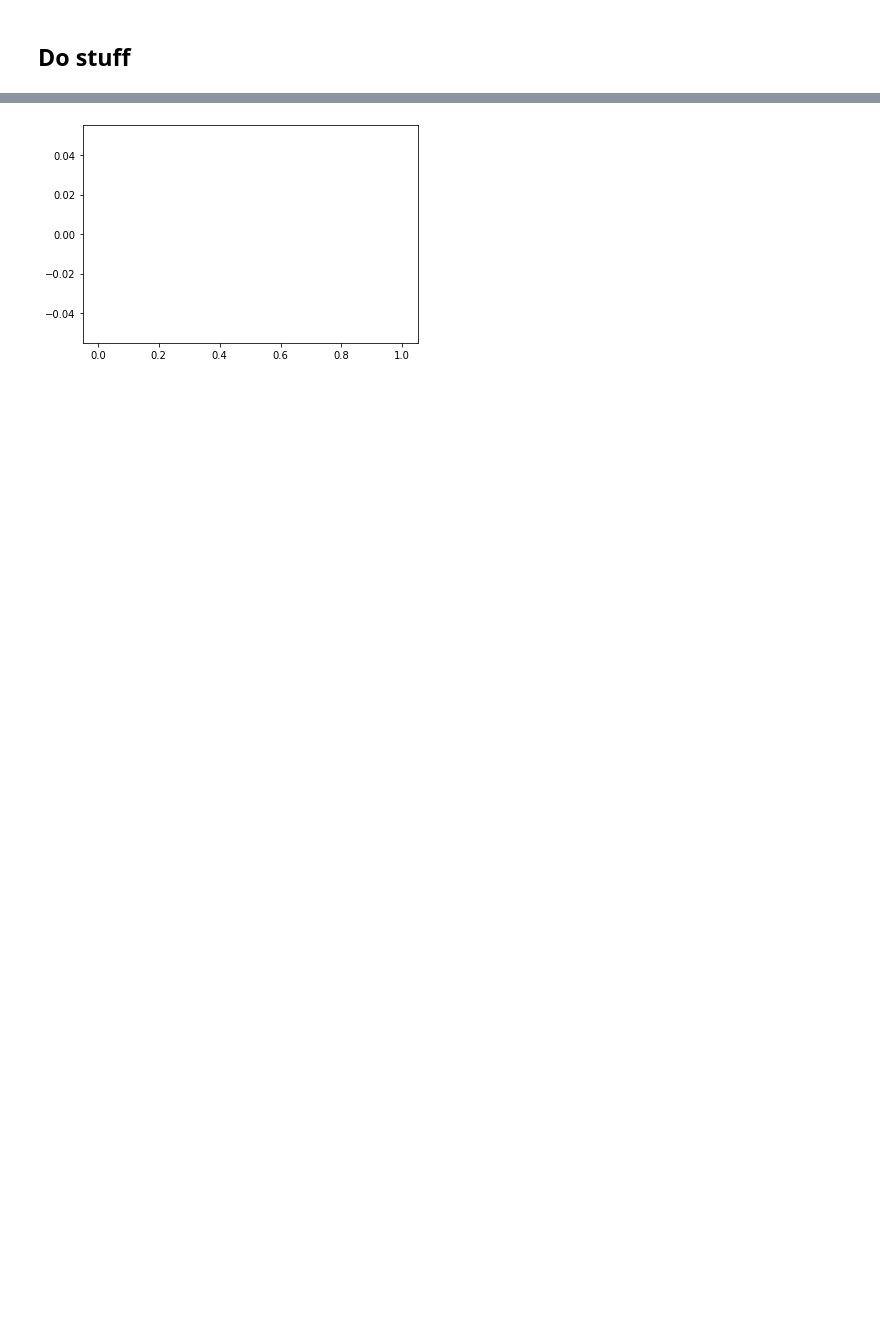
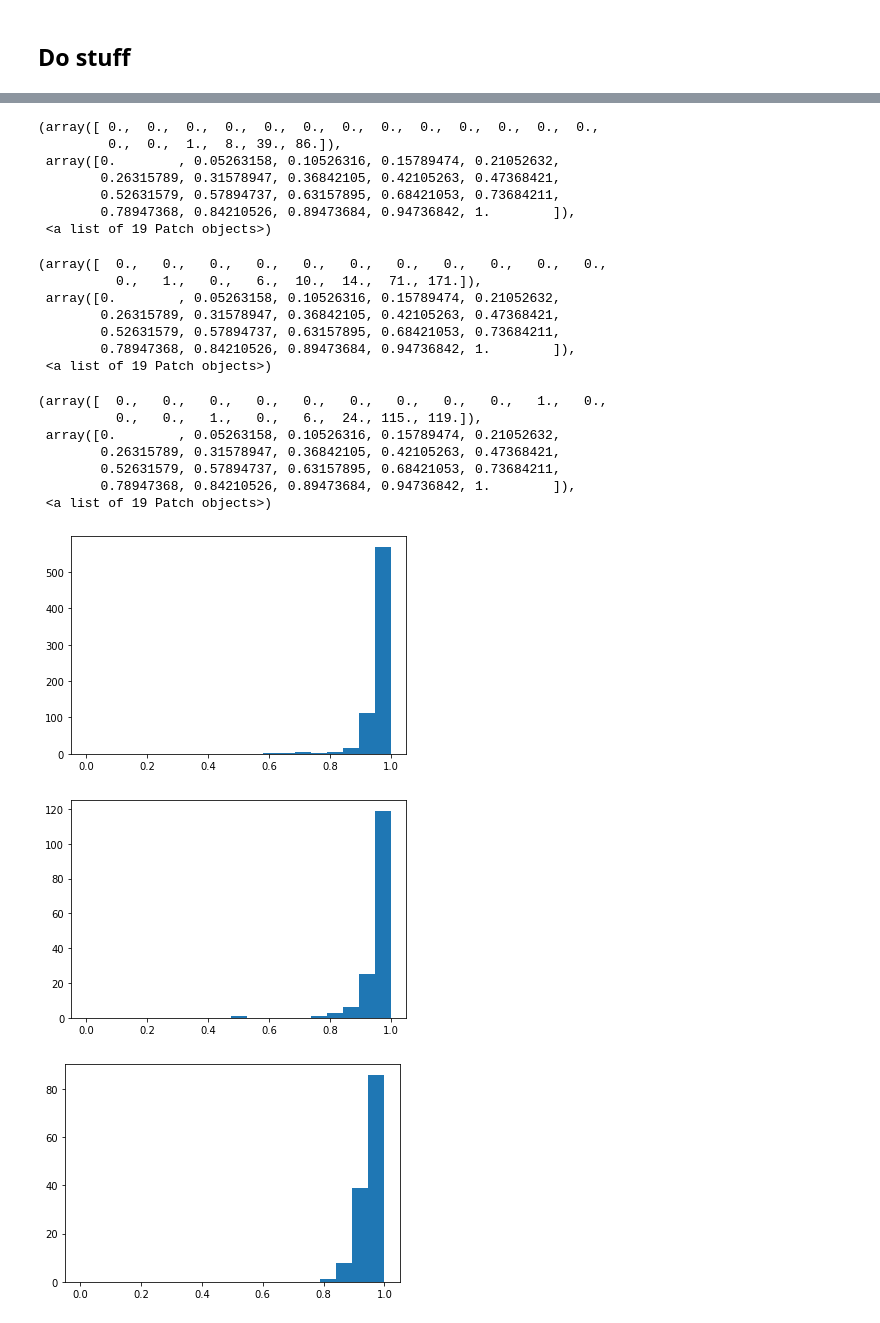
Before and after one commit to kaglowka/source-drill, a Jupyter notebook: analyze.ipynb, the cells around one changed output, grey strips where cells are left out. Saved outputs shown, nothing was run; the diff lists cells and outputs as text; code cells hidden in the pictures; blank space fills up the shorter version.

```diff
--- a/analyze.ipynb
+++ b/analyze.ipynb
@@ -71,7 +71,9 @@ links_files = sorted(os.listdir(links_dir), key=lambda f: int(f.split('.')[0]))[
 for link_file in tqdm.tqdm(links_files):
     with gzip.open(os.path.join(links_dir, link_file), 'rb') as f_in:
         batch_links = list(jsonlines.Reader(f_in))
-        links.extend(batch_links)
+        for link in batch_links:
+            if link['citing_paper']['grobid_parse'].get('body_text') is not None and link['cited_paper']['grobid_parse'].get('body_text') is not None:
+                links.append(link)
 
 np.random.seed(2134234)
 links = np.array(links)
@@ -98,13 +103,19 @@ import sys
 
 glove_embedding = DocumentPoolEmbeddings([WordEmbeddings('glove')])
 
-f_out = sys.stdout
 
-n = 1
-for link in tqdm.tqdm(train_links[:n]):
+start = 10
+span = 5
+# for link in tqdm.tqdm(train_links[start:start+span]):
+for link in train_links[start:start+span]:
+#     print('\nCITING PAPER')
     context = link['citation_context']
     citing_paper = link['citing_paper']
     cited_paper = link['cited_paper']
+#     pp.pprint(citing_paper)
+#     print('\nCITED PAPER')
+
+#     pp.pprint(cited_paper)
 
     # find the adequate context pair
     glove_similarities = []
@@ -114,6 +125,7 @@ for link in tqdm.tqdm(train_links[:n]):
     glove_citation_embedding = s.embedding.detach()
 
     for paper_part, text_chunks in cited_paper['grobid_parse'].items():
+        # make sure grobid_parse is fully ok
         if text_chunks is not None:
             for text_chunk in text_chunks:
                 if isinstance(text_chunk, dict):
@@ -129,12 +141,13 @@ for link in tqdm.tqdm(train_links[:n]):
                         sim = np.dot(e1, e2) / (np.sqrt(np.dot(e1, e1)) * np.sqrt(np.dot(e2, e2)))
                         glove_similarities.append((sim, s.to_original_text()))
 
-            print('\n\n\n--- PAPER ---', '\n', cited_paper['metadata']['title'], file=f_out, end='\n')
-            print('\n\ncontext: ', citing_string, file=f_out, end='\n\n')
-            print('\n\nsimilarities: ', file=f_out, end='\n\n')
-            print(*sorted(glove_similarities, key=lambda x: x[0], reverse=True)[:20], file=f_out, sep='\n\n')
-            just_sim = [sim for sim, text in glove_similarities]
-            plt.hist(just_sim, bins=np.linspace(0, 1, 20))
+#     print('\n\n\n--- PAPER ---', '\n', cited_paper['metadata']['title'], end='\n')
+#     print('\n\ncontext: ', citing_string, end='\n\n')
+#     print('\n\nsimilarities: ', end='\n\n')
+#     print(*sorted(glove_similarities, key=lambda x: x[0], reverse=True)[:20], sep='\n\n')
+    just_sim = [sim for sim, text in glove_similarities]
+    fig, ax = plt.subplots()
+    ax.hist(just_sim, bins=np.linspace(0, 1, 20))
 #             print('FLAIR')
 #             print(*sorted(flair_similarities, key=lambda x: x[0], reverse=True)[:10], sep='\n\n')
 # %% [output]
@@ -152,6 +163,29 @@ similarities:
  array([0.        , 0.05263158, 0.10526316, 0.15789474, 0.21052632,
         0.26315789, 0.31578947, 0.36842105, 0.42105263, 0.47368421,
         0.52631579, 0.57894737, 0.63157895, 0.68421053, 0.73684211,
         0.78947368, 0.84210526, 0.89473684, 0.94736842, 1.        ]),
  <a list of 19 Patch objects>)
+(array([ 0.,  0.,  0.,  0.,  0.,  0.,  0.,  0.,  0.,  0.,  0.,  0.,  0.,
+         0.,  0.,  1.,  8., 39., 86.]),
+ array([0.        , 0.05263158, 0.10526316, 0.15789474, 0.21052632,
+        0.26315789, 0.31578947, 0.36842105, 0.42105263, 0.47368421,
+        0.52631579, 0.57894737, 0.63157895, 0.68421053, 0.73684211,
+        0.78947368, 0.84210526, 0.89473684, 0.94736842, 1.        ]),
+ <a list of 19 Patch objects>)
+(array([  0.,   0.,   0.,   0.,   0.,   0.,   0.,   0.,   0.,   0.,   0.,
+          0.,   1.,   0.,   6.,  10.,  14.,  71., 171.]),
+ array([0.        , 0.05263158, 0.10526316, 0.15789474, 0.21052632,
+        0.26315789, 0.31578947, 0.36842105, 0.42105263, 0.47368421,
+        0.52631579, 0.57894737, 0.63157895, 0.68421053, 0.73684211,
+        0.78947368, 0.84210526, 0.89473684, 0.94736842, 1.        ]),
+ <a list of 19 Patch objects>)
+(array([  0.,   0.,   0.,   0.,   0.,   0.,   0.,   0.,   0.,   1.,   0.,
+          0.,   0.,   1.,   0.,   6.,  24., 115., 119.]),
+ array([0.        , 0.05263158, 0.10526316, 0.15789474, 0.21052632,
+        0.26315789, 0.31578947, 0.36842105, 0.42105263, 0.47368421,
+        0.52631579, 0.57894737, 0.63157895, 0.68421053, 0.73684211,
+        0.78947368, 0.84210526, 0.89473684, 0.94736842, 1.        ]),
+ <a list of 19 Patch objects>)
-[figure, old version]
+[figure, new version]
+[figure, added]
+[figure, added]
```
Also changed, not shown: parts of 3 cells of this notebook.
